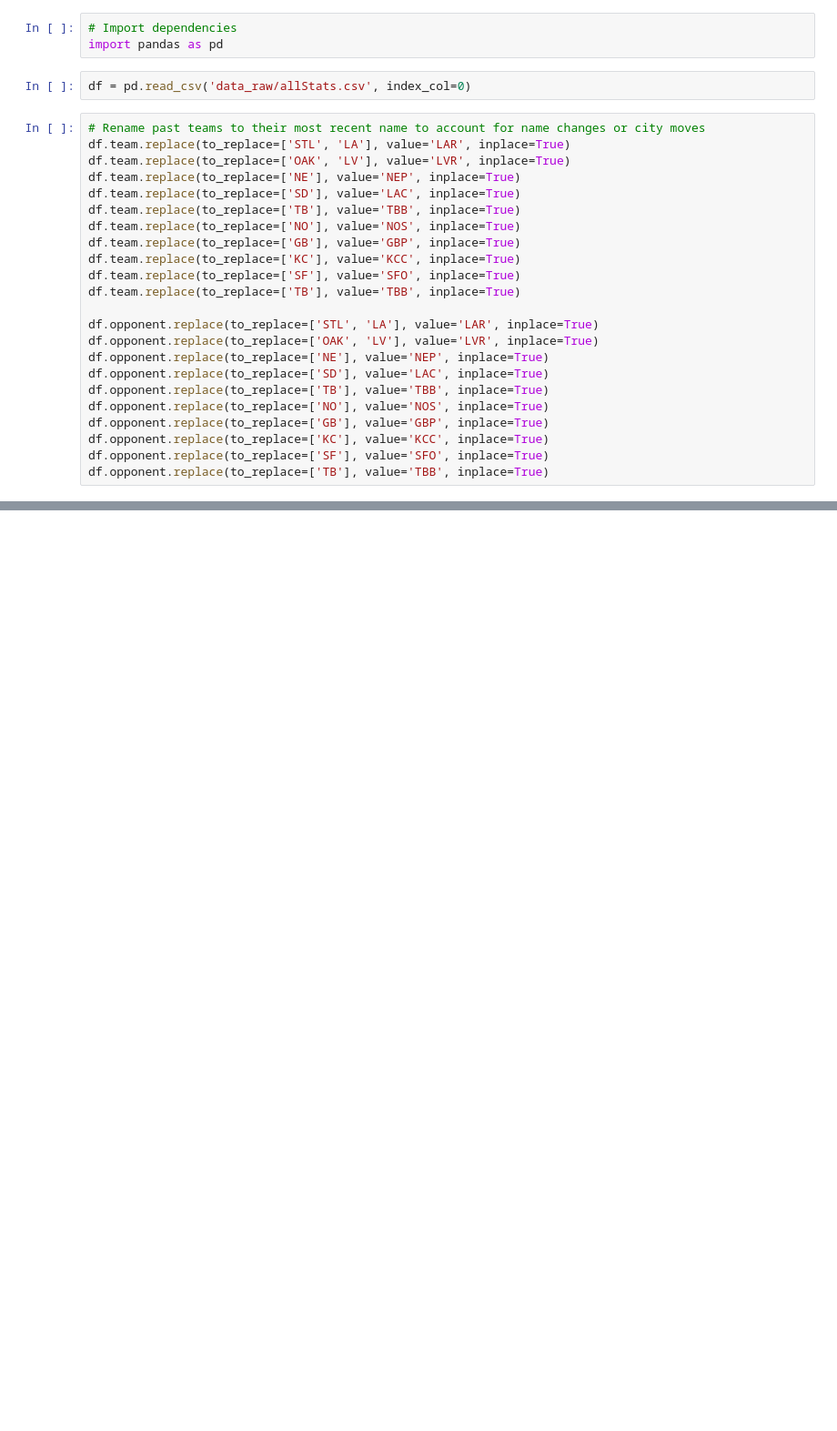
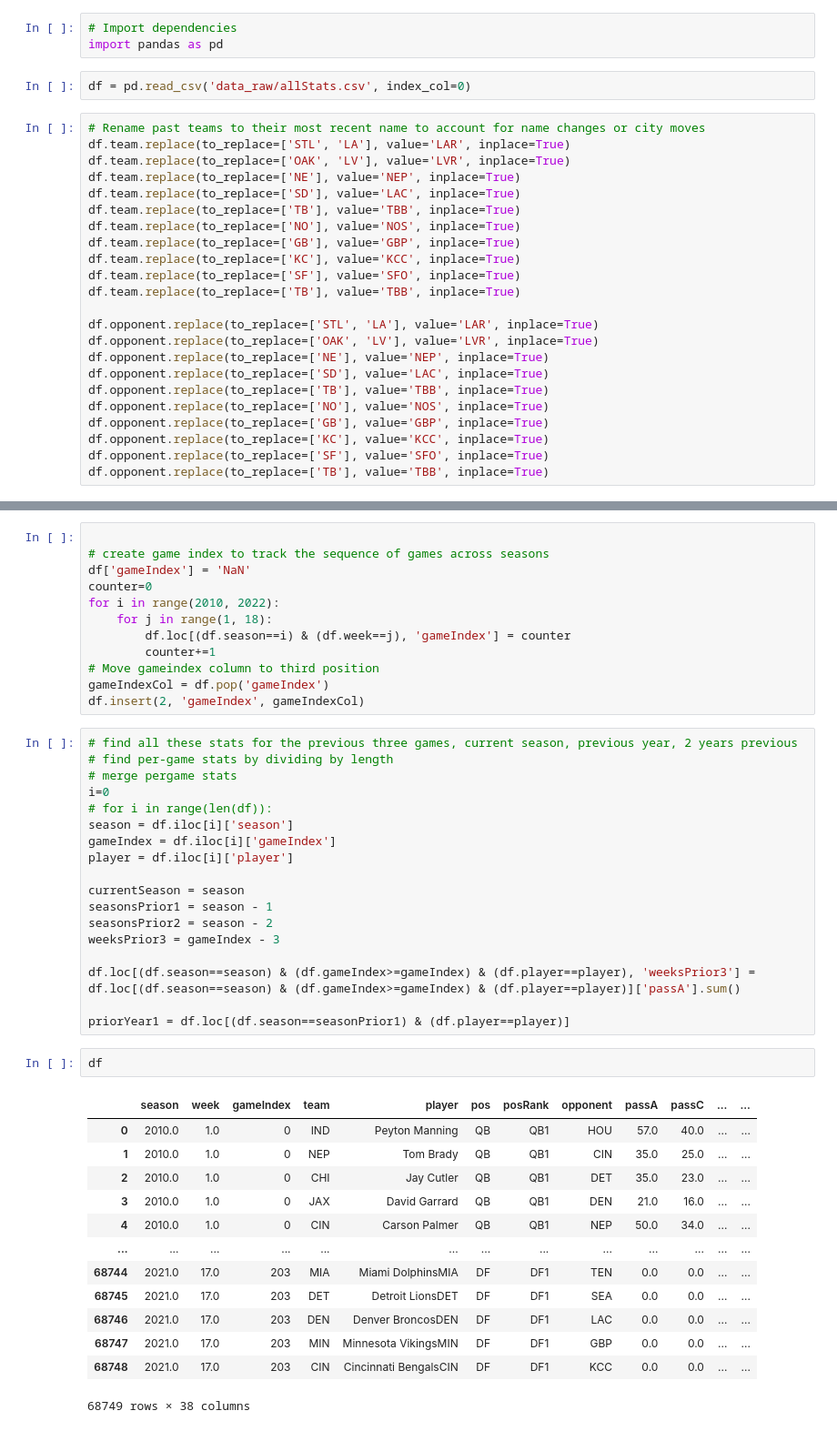
Before and after one commit to travisdharry/FantasyFootballPredictions, a Jupyter notebook: cleaning.ipynb, the cells around one changed output, grey strips where cells are left out. Shown: that part at 91% size. Cells and saved outputs as stored; diff of their text form; blank space fills up the shorter version.

```diff
--- a/cleaning.ipynb
+++ b/cleaning.ipynb
@@ -58,2 +90,48 @@ df
 68749 rows × 37 columns
+# %%
+
+# create game index to track the sequence of games across seasons
+df['gameIndex'] = 'NaN'
+counter=0
+for i in range(2010, 2022):
+    for j in range(1, 18):
+        df.loc[(df.season==i) & (df.week==j), 'gameIndex'] = counter
+        counter+=1
+# Move gameindex column to third position
+gameIndexCol = df.pop('gameIndex')
+df.insert(2, 'gameIndex', gameIndexCol)
+# %%
+# find all these stats for the previous three games, current season, previous year, 2 years previous
+# find per-game stats by dividing by length
+# merge pergame stats
+i=0
+# for i in range(len(df)):
+season = df.iloc[i]['season']
+gameIndex = df.iloc[i]['gameIndex']
+player = df.iloc[i]['player']
+
+currentSeason = season
+seasonsPrior1 = season - 1
+seasonsPrior2 = season - 2
+weeksPrior3 = gameIndex - 3
+
+df.loc[(df.season==season) & (df.gameIndex>=gameIndex) & (df.player==player), 'weeksPrior3'] = df.loc[(df.season==season) & (df.gameIndex>=gameIndex) & (df.player==player)]['passA'].sum()
+
+priorYear1 = df.loc[(df.season==seasonPrior1) & (df.player==player)]
+# %%
+df
+# %% [output]
+|  | season | week | gameIndex | team | player | pos | posRank | opponent | passA | passC | ... | ... |
+| 0 | 2010.0 | 1.0 | 0 | IND | Peyton Manning | QB | QB1 | HOU | 57.0 | 40.0 | ... | ... |
+| 1 | 2010.0 | 1.0 | 0 | NEP | Tom Brady | QB | QB1 | CIN | 35.0 | 25.0 | ... | ... |
+| 2 | 2010.0 | 1.0 | 0 | CHI | Jay Cutler | QB | QB1 | DET | 35.0 | 23.0 | ... | ... |
+| 3 | 2010.0 | 1.0 | 0 | JAX | David Garrard | QB | QB1 | DEN | 21.0 | 16.0 | ... | ... |
+| 4 | 2010.0 | 1.0 | 0 | CIN | Carson Palmer | QB | QB1 | NEP | 50.0 | 34.0 | ... | ... |
+| ... | ... | ... | ... | ... | ... | ... | ... | ... | ... | ... | ... | ... |
+| 68744 | 2021.0 | 17.0 | 203 | MIA | Miami DolphinsMIA | DF | DF1 | TEN | 0.0 | 0.0 | ... | ... |
+| 68745 | 2021.0 | 17.0 | 203 | DET | Detroit LionsDET | DF | DF1 | SEA | 0.0 | 0.0 | ... | ... |
+| 68746 | 2021.0 | 17.0 | 203 | DEN | Denver BroncosDEN | DF | DF1 | LAC | 0.0 | 0.0 | ... | ... |
+| 68747 | 2021.0 | 17.0 | 203 | MIN | Minnesota VikingsMIN | DF | DF1 | GBP | 0.0 | 0.0 | ... | ... |
+| 68748 | 2021.0 | 17.0 | 203 | CIN | Cincinnati BengalsCIN | DF | DF1 | KCC | 0.0 | 0.0 | ... | ... |
+68749 rows × 38 columns
 # %%
```
Also changed, not shown: parts of 8 cells of this notebook.
